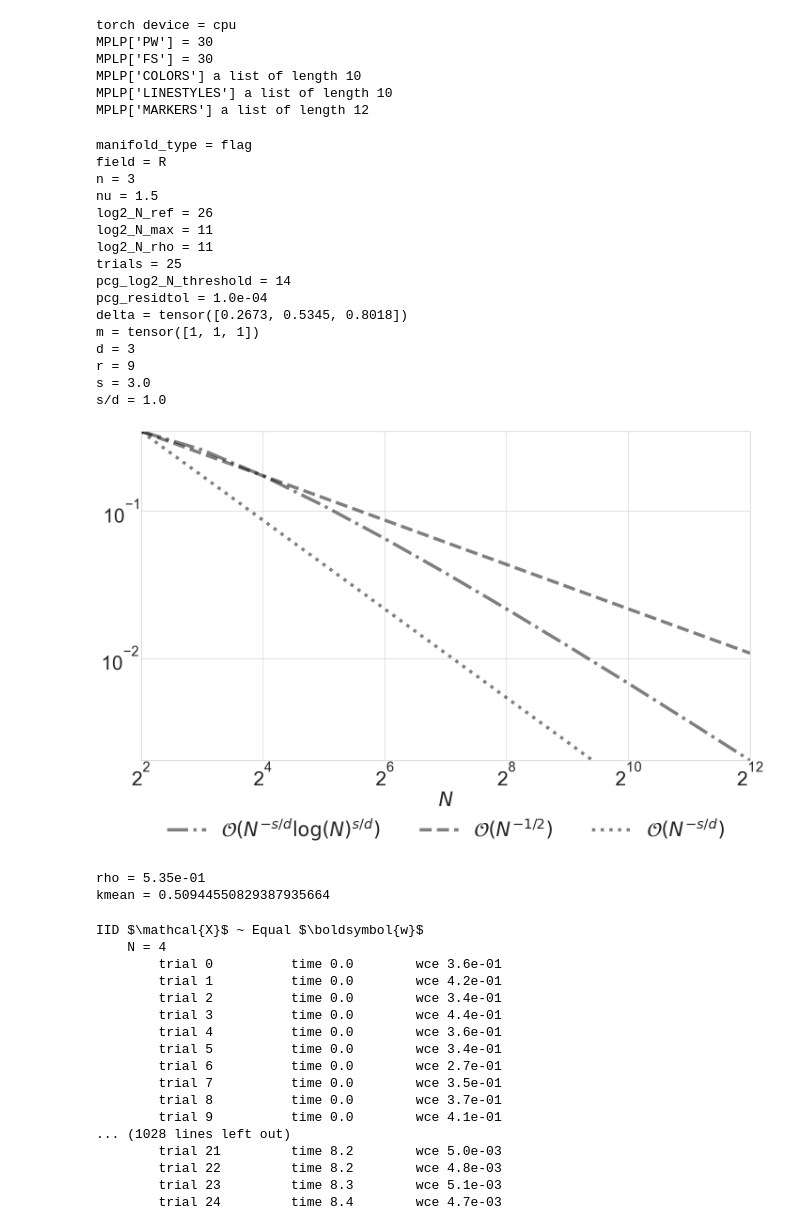
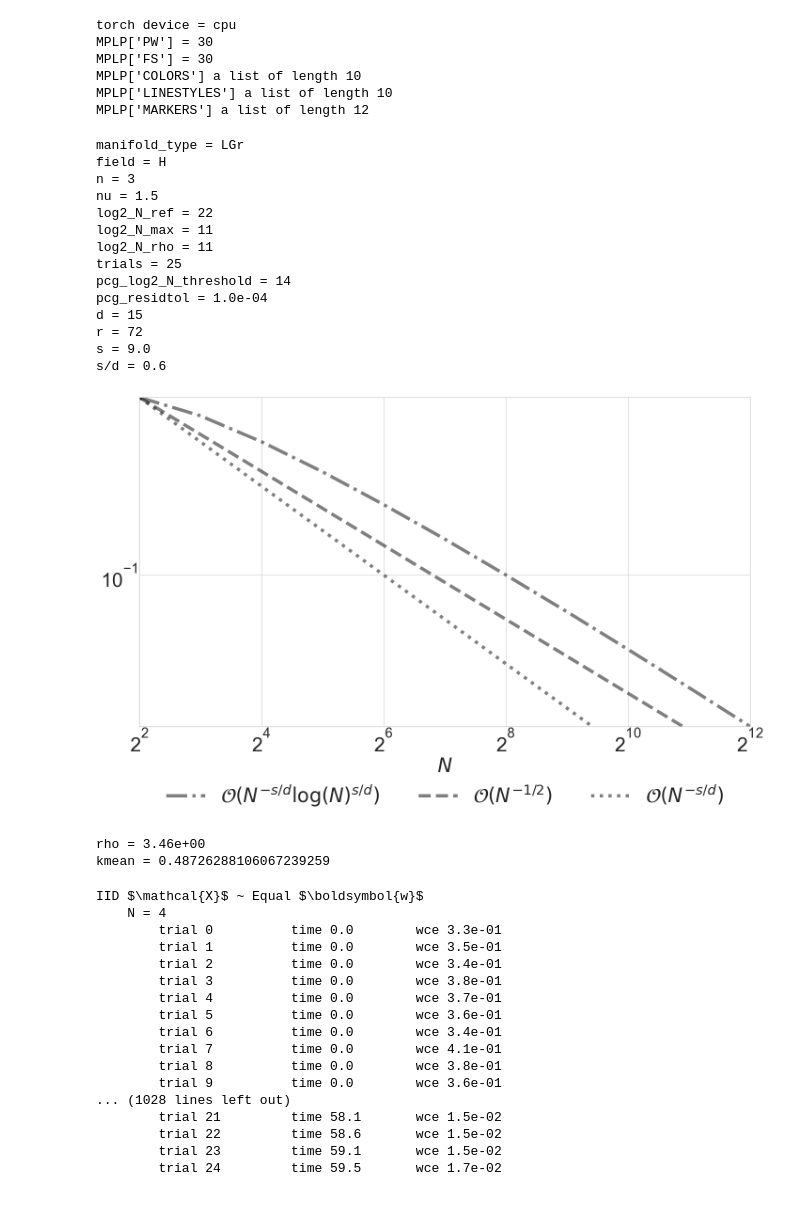
Before and after one commit to alegresor/rmatqmcpy, a Jupyter notebook: docs/examples/opt_rates.matern.ipynb, the cells around one changed output. Cells and saved outputs as stored; diff of their text form; code cells hidden in the pictures.

```diff
--- a/docs/examples/opt_rates.matern.ipynb
+++ b/docs/examples/opt_rates.matern.ipynb
@@ -24,11 +24,11 @@ MPLP['COLORS'] a list of length 10
 MPLP['LINESTYLES'] a list of length 10
 MPLP['MARKERS'] a list of length 12
 # %%
-manifold_type = "flag" # Stiefel, Gr, flag, LGr
-field = "R" # R,C,H
+manifold_type = "LGr" # Stiefel, Gr, flag, LGr
+field = "H" # R,C,H
 n = 3 # 3,6
 nu = 3/2 # 3/2,9/2
-log2_N_ref = 26 # 26,24
+log2_N_ref = 22 # 26,24
 log2_N_max = 11
 log2_N_rho = 11
 trials = 25
@@ -138,43 +138,41 @@ s = nu+d/2
 print("d = %d"%d)
 print("r = %d"%r)
 print("s = %s"%s)
 print("s/d = %s"%(s/d))
 fig,ax = pyplot.subplots(nrows=1,ncols=1,figsize=(MPLP["PW"]/2,MPLP["PW"]/2/1.5),sharex=True,sharey=False)
 N_plot = 2**np.arange(2,13)
 primary_trend = N_plot**(-s/d)*np.log(N_plot)**(s/d)
 ax.plot(N_plot,primary_trend,color="k",alpha=0.5,linestyle="dashdot",label=r"$\mathcal{O}(N^{-s/d} \log(N)^{s/d})$")
 ax.set_yscale("log",base=10)
 ax.set_xscale("log",base=2)
 xmin,xmax = [N_plot[0],N_plot[-1]]
 # xmin,xmax = ax.get_xlim()
 ymin,ymax = primary_trend.min(),primary_trend.max()
 # ymin,ymax = ax.get_ylim()
 ax.set_xlim([xmin,xmax])
 ax.set_ylim([ymin,ymax])
 ax.axline([xmin,ymax],[2*xmin,2**(-1/2)*ymax],color="k",alpha=0.5,label=r"$\mathcal{O}(N^{-1/2})$",linestyle="dashed")
 ax.axline([xmin,ymax],[2*xmin,2**(-s/d)*ymax],color="k",alpha=0.5,label=r"$\mathcal{O}(N^{-s/d})$",linestyle="dotted")
 ax.legend(frameon=False,ncols=4,loc="lower center",bbox_to_anchor=(.5,-.3))
 ax.set_xlabel(r"$N$")
 fig.tight_layout()
 del N_plot,primary_trend
 # %% [output]
-manifold_type = flag
-field = R
+manifold_type = LGr
+field = H
 n = 3
 nu = 1.5
-log2_N_ref = 26
+log2_N_ref = 22
 log2_N_max = 11
 log2_N_rho = 11
 trials = 25
 pcg_log2_N_threshold = 14
 pcg_residtol = 1.0e-04
-delta = tensor([0.2673, 0.5345, 0.8018])
-m = tensor([1, 1, 1])
-d = 3
-r = 9
-s = 3.0
-s/d = 1.0
+d = 15
+r = 72
+s = 9.0
+s/d = 0.6
-[figure, old version]
+[figure, new version]
 # %%
 x_ref = rand_manifold(N=2**0,n=n,seed=107,qp_unif_gen=qp.Net)
 y_ref = rand_manifold(N=2**log2_N_ref,n=n,seed=101,qp_unif_gen=qp.Net)
@@ -187,8 +185,8 @@ kmean = kernel(x_ref[:,None,:,:],y_ref[None,:,:,:]).mean().item()
 print("kmean = %.20f"%kmean)
 del x_ref,y_ref,N_rho,fnorms
 # %% [output]
-rho = 5.35e-01
-kmean = 0.50944550829387935664
+rho = 3.46e+00
+kmean = 0.48726288106067239259
 # %%
 genf_ld_optw_decomp = [
     [r"IID $\mathcal{X}$ ~ Equal $\boldsymbol{w}$",     False,      False,      "default"],
@@ -224,21 +222,21 @@ for i,(key,ld,optw,decomp) in enumerate(genf_ld_optw_decomp):
 # %% [output]
 IID $\mathcal{X}$ ~ Equal $\boldsymbol{w}$
     N = 4
-        trial 0          time 0.0        wce 3.6e-01
-        trial 1          time 0.0        wce 4.2e-01
+        trial 0          time 0.0        wce 3.3e-01
+        trial 1          time 0.0        wce 3.5e-01
         trial 2          time 0.0        wce 3.4e-01
-        trial 3          time 0.0        wce 4.4e-01
-        trial 4          time 0.0        wce 3.6e-01
-        trial 5          time 0.0        wce 3.4e-01
-        trial 6          time 0.0        wce 2.7e-01
-        trial 7          time 0.0        wce 3.5e-01
-        trial 8          time 0.0        wce 3.7e-01
-        trial 9          time 0.0        wce 4.1e-01
+        trial 3          time 0.0        wce 3.8e-01
+        trial 4          time 0.0        wce 3.7e-01
+        trial 5          time 0.0        wce 3.6e-01
+        trial 6          time 0.0        wce 3.4e-01
+        trial 7          time 0.0        wce 4.1e-01
+        trial 8          time 0.0        wce 3.8e-01
+        trial 9          time 0.0        wce 3.6e-01
 ... (1028 lines left out)
-        trial 21         time 8.2        wce 5.0e-03
-        trial 22         time 8.2        wce 4.8e-03
-        trial 23         time 8.3        wce 5.1e-03
-        trial 24         time 8.4        wce 4.7e-03
+        trial 21         time 58.1       wce 1.5e-02
+        trial 22         time 58.6       wce 1.5e-02
+        trial 23         time 59.1       wce 1.5e-02
+        trial 24         time 59.5       wce 1.7e-02
 # %%
 def genflag_opt_x_w(
         N,
```
Also changed, not shown: parts of 3 cells of this notebook.
